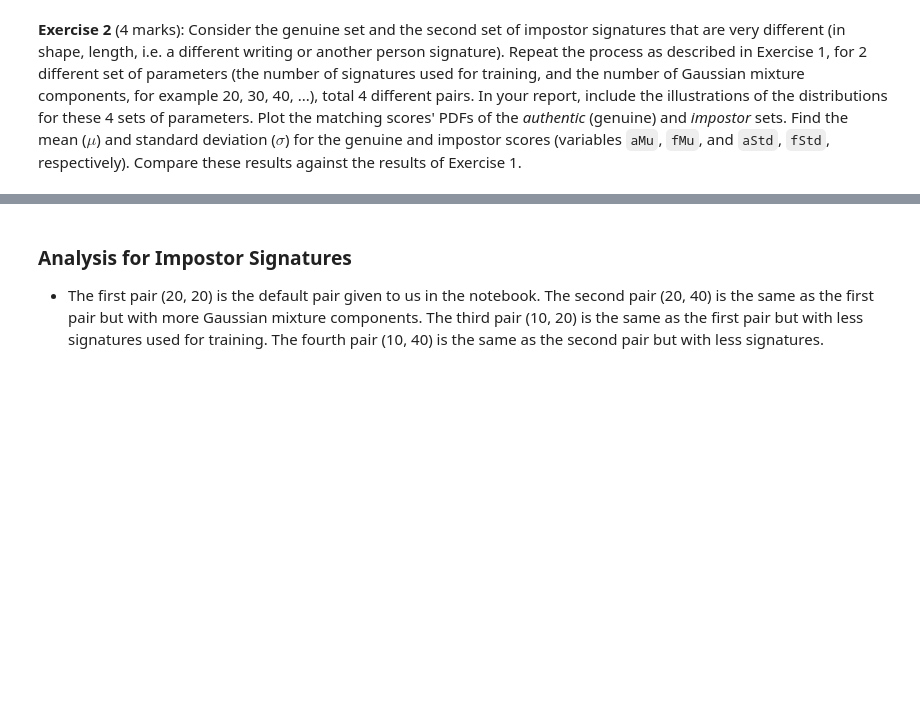
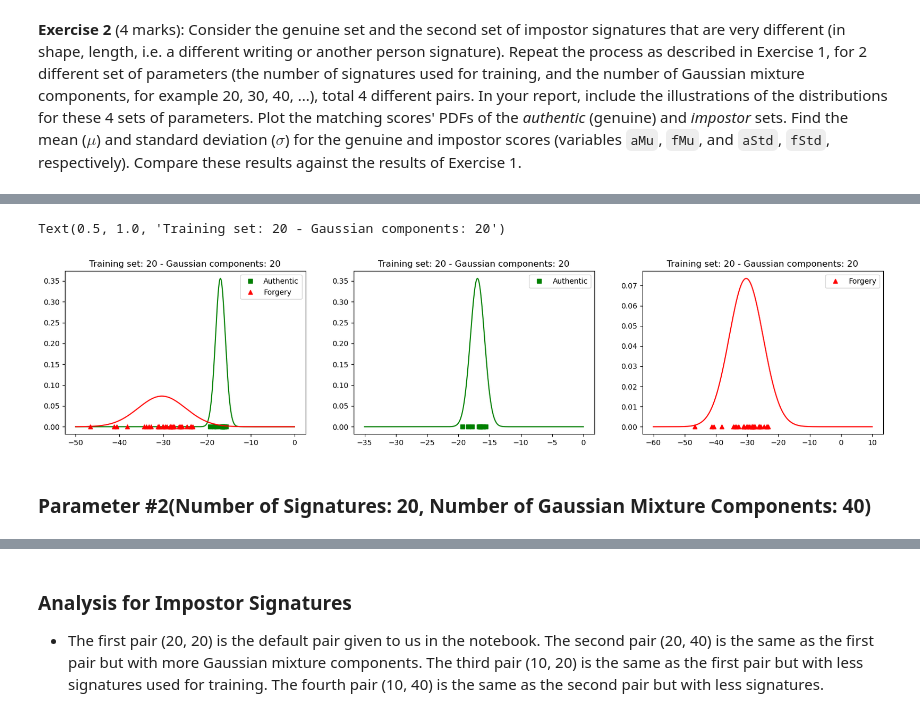
Before and after one commit to Abhay2412/ENCM509Labs, a Jupyter notebook: Lab 3/Lab3-SigVerif GMM_2024W-AbhayKhosla.ipynb, the cells around one changed output, grey strips where cells are left out. Saved outputs shown, nothing was run; the diff lists cells and outputs as text; code cells hidden in the pictures; blank space fills up the shorter version.

```diff
--- a/Lab 3/Lab3-SigVerif GMM_2024W-AbhayKhosla.ipynb
+++ b/Lab 3/Lab3-SigVerif GMM_2024W-AbhayKhosla.ipynb
@@ -342 +428,43 @@ Std of forgery scores: 2.7430
+# %%
+# change this range for your set
+x = np.arange(-50, 0, 0.01) # Our lowest score from above is 29: 11: -46.6938
+
+aProb = norm.pdf(x, loc=aMu, scale=aStd)
+fProb = norm.pdf(x, loc=fMu, scale=fStd)
+
+plt.figure(figsize=(20,4))
+
+
+plt.subplot(1,3,1)
+plt.plot(x, aProb, 'g')
+plt.plot(aScores, np.zeros(len(aScores)), 'gs', lw=2, label='Authentic')
+plt.plot(x, fProb, 'r')
+plt.plot(fScores, np.zeros(len(fScores)), 'r^', lw=2, label='Forgery')
+plt.legend()
+plt.title('Training set: {} - Gaussian components: {}'.format(NUMTRAININGPATTERNS, NUMGCOMPONENTS))
+
+# Authentic set
+x = np.arange(-35, 0, 0.01)
+aProb = norm.pdf(x, loc=aMu, scale=aStd)
+
+plt.subplot(1,3,2)
+plt.plot(x, aProb, 'g')
+plt.plot(aScores, np.zeros(len(aScores)), 'gs', lw=2, label='Authentic')
+plt.legend()
+plt.title('Training set: {} - Gaussian components: {}'.format(NUMTRAININGPATTERNS, NUMGCOMPONENTS))
+
+# Forged (impostor) set
+x = np.arange(-60, 10, 0.01)
+fProb = norm.pdf(x, loc=fMu, scale=fStd)
+
+plt.subplot(1,3,3)
+plt.plot(x, fProb, 'r')
+plt.plot(fScores, np.zeros(len(fScores)), 'r^', lw=2, label='Forgery')
+plt.legend()
+plt.title('Training set: {} - Gaussian components: {}'.format(NUMTRAININGPATTERNS, NUMGCOMPONENTS))
+# %% [output]
+Text(0.5, 1.0, 'Training set: 20 - Gaussian components: 20')
+[figure, added]
+# %% [markdown]
+### Parameter #2(Number of Signatures: 20, Number of Gaussian Mixture Components: 40)
 # %%
```
Also changed, not shown: parts of 20 cells of this notebook.
